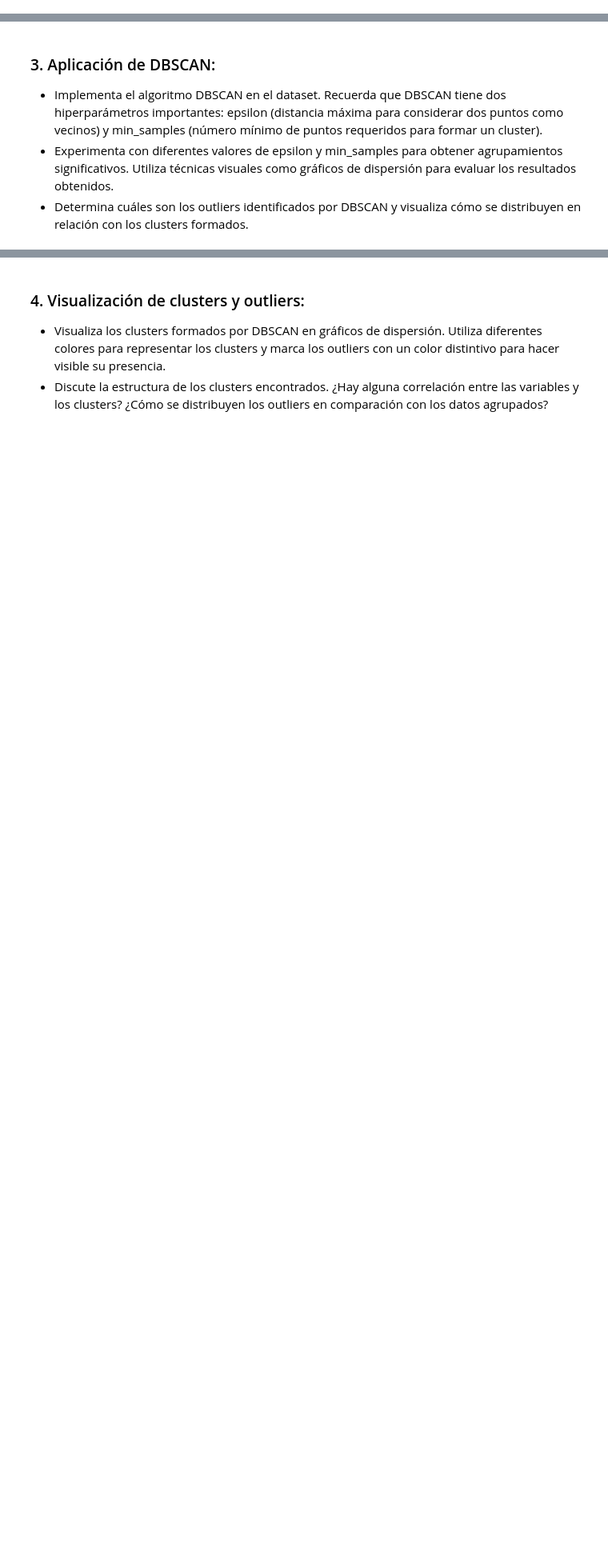
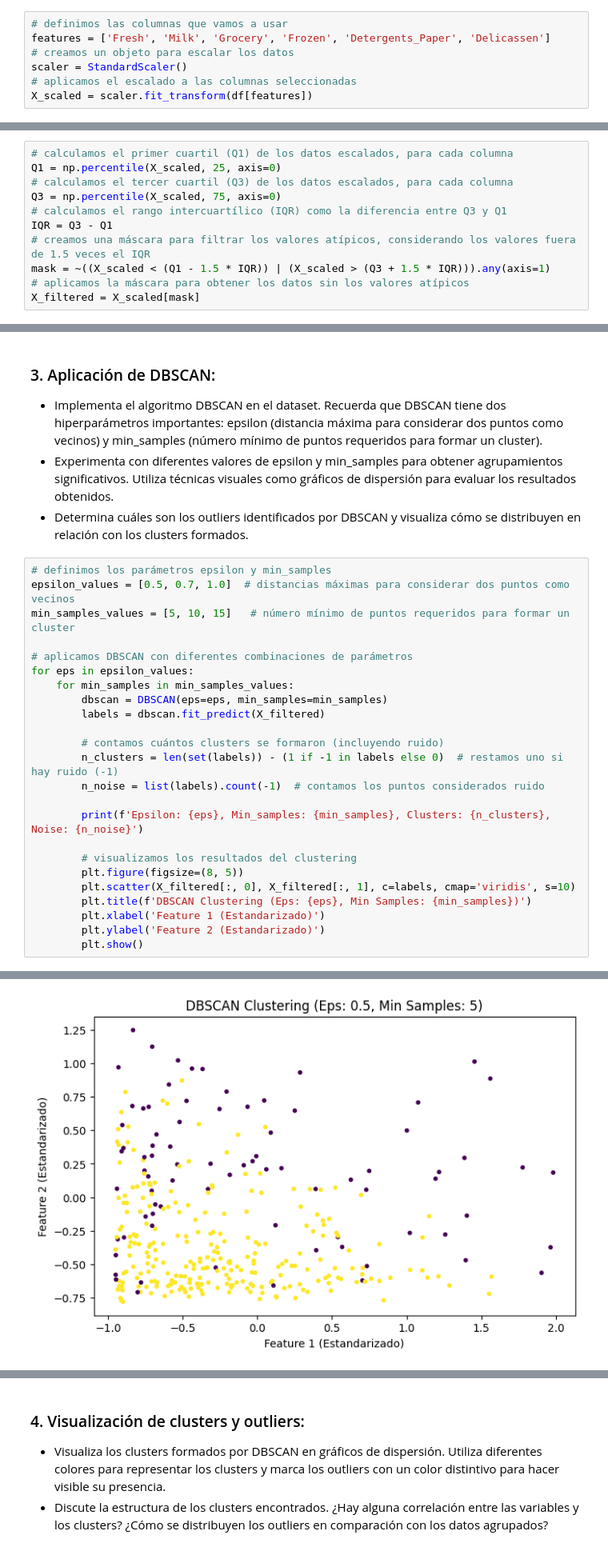
Before and after one commit to CesarVelgo/Advanced_ML, a Jupyter notebook: notebook/core7.ipynb, the cells around one changed output, grey strips where cells are left out. Shown at 80% size. Drawn from its saved outputs; the diff is of its cells as text; blank space fills up the shorter version.

Commit message:
Entrega Core

```diff
--- a/notebook/core7.ipynb
+++ b/notebook/core7.ipynb
@@ -20,0 +79,7 @@ from sklearn.cluster import KMeans, DBSCAN
+# %%
+# definimos las columnas que vamos a usar
+features = ['Fresh', 'Milk', 'Grocery', 'Frozen', 'Detergents_Paper', 'Delicassen']
+# creamos un objeto para escalar los datos
+scaler = StandardScaler()
+# aplicamos el escalado a las columnas seleccionadas
+X_scaled = scaler.fit_transform(df[features])
@@ -20,0 +102,11 @@ from sklearn.cluster import KMeans, DBSCAN
+# %%
+# calculamos el primer cuartil (Q1) de los datos escalados, para cada columna
+Q1 = np.percentile(X_scaled, 25, axis=0)
+# calculamos el tercer cuartil (Q3) de los datos escalados, para cada columna
+Q3 = np.percentile(X_scaled, 75, axis=0)
+# calculamos el rango intercuartílico (IQR) como la diferencia entre Q3 y Q1
+IQR = Q3 - Q1
+# creamos una máscara para filtrar los valores atípicos, considerando los valores fuera de 1.5 veces el IQR
+mask = ~((X_scaled < (Q1 - 1.5 * IQR)) | (X_scaled > (Q3 + 1.5 * IQR))).any(axis=1)
+# aplicamos la máscara para obtener los datos sin los valores atípicos
+X_filtered = X_scaled[mask]
@@ -23,3 +131,28 @@ from sklearn.cluster import KMeans, DBSCAN
   * Implementa el algoritmo DBSCAN en el dataset. Recuerda que DBSCAN tiene dos hiperparámetros importantes: epsilon (distancia máxima para considerar dos puntos como vecinos) y min_samples (número mínimo de puntos requeridos para formar un cluster).
   * Experimenta con diferentes valores de epsilon y min_samples para obtener agrupamientos significativos. Utiliza técnicas visuales como gráficos de dispersión para evaluar los resultados obtenidos.
   * Determina cuáles son los outliers identificados por DBSCAN y visualiza cómo se distribuyen en relación con los clusters formados.
+# %%
+# definimos los parámetros epsilon y min_samples
+epsilon_values = [0.5, 0.7, 1.0]  # distancias máximas para considerar dos puntos como vecinos
+min_samples_values = [5, 10, 15]   # número mínimo de puntos requeridos para formar un cluster
+
+# aplicamos DBSCAN con diferentes combinaciones de parámetros
+for eps in epsilon_values:
+    for min_samples in min_samples_values:
+        dbscan = DBSCAN(eps=eps, min_samples=min_samples)
+        labels = dbscan.fit_predict(X_filtered)
+
+        # contamos cuántos clusters se formaron (incluyendo ruido)
+        n_clusters = len(set(labels)) - (1 if -1 in labels else 0)  # restamos uno si hay ruido (-1)
+        n_noise = list(labels).count(-1)  # contamos los puntos considerados ruido
+
+        print(f'Epsilon: {eps}, Min_samples: {min_samples}, Clusters: {n_clusters}, Noise: {n_noise}')
+
+        # visualizamos los resultados del clustering
+        plt.figure(figsize=(8, 5))
+        plt.scatter(X_filtered[:, 0], X_filtered[:, 1], c=labels, cmap='viridis', s=10)
+        plt.title(f'DBSCAN Clustering (Eps: {eps}, Min Samples: {min_samples})')
+        plt.xlabel('Feature 1 (Estandarizado)')
+        plt.ylabel('Feature 2 (Estandarizado)')
+        plt.show()
+# %% [output]
@@ -25,0 +160 @@ from sklearn.cluster import KMeans, DBSCAN
+[figure, added]
```
Also changed, not shown: parts of 10 cells of this notebook, 1 other file.
